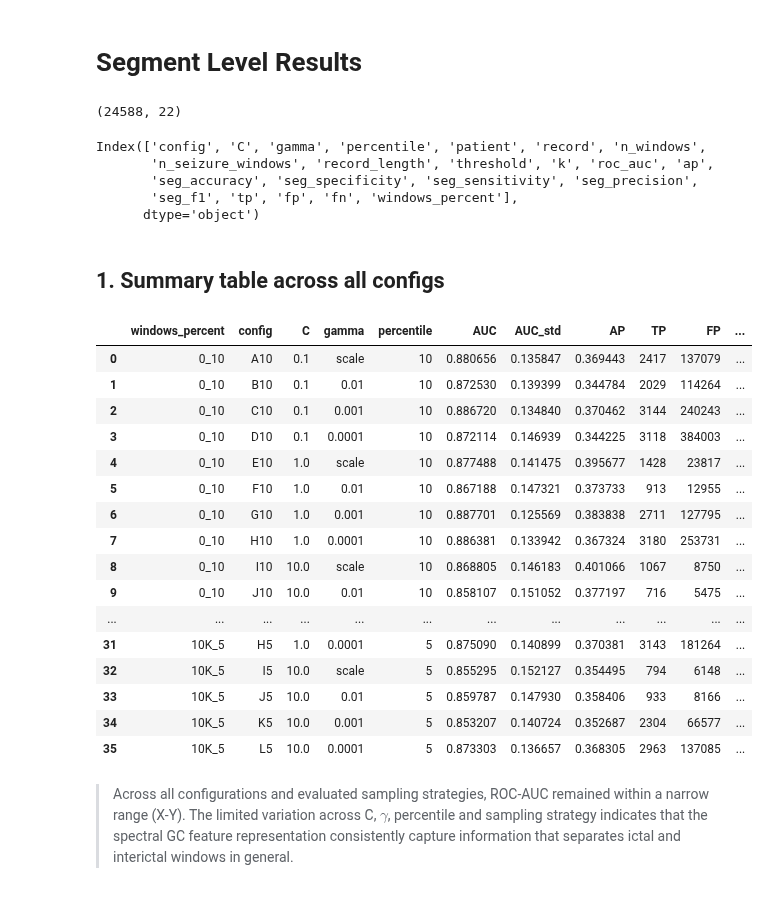
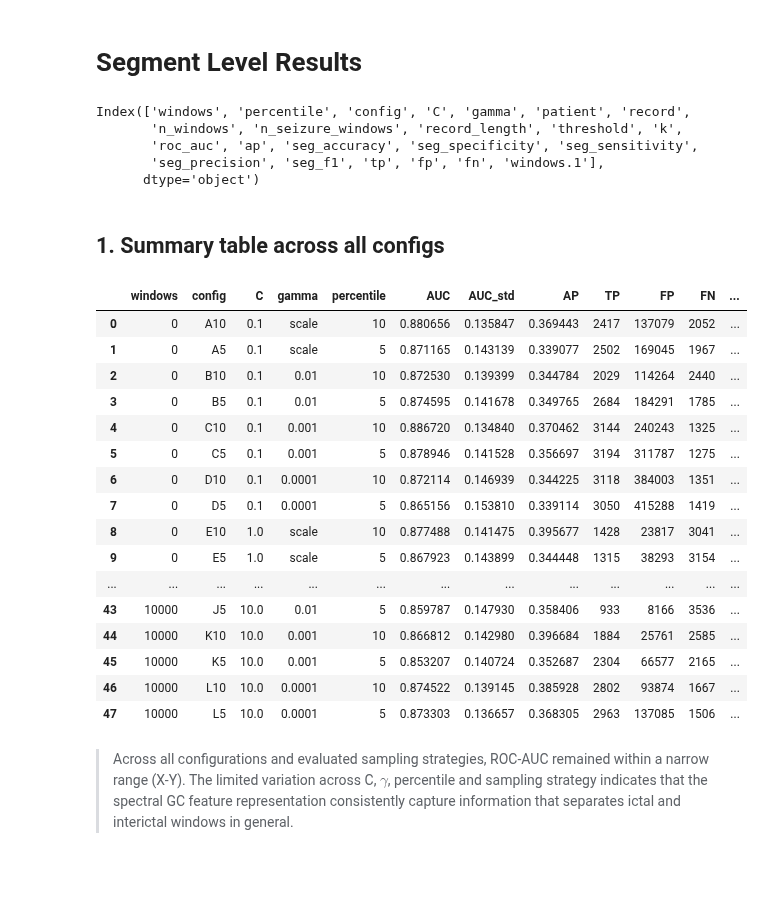
Before and after one commit to ritzww/THESIS_Directed_Connectivity_and_Data_Leakage_In_EEG_Seizure_Detection, a Jupyter notebook: 11. Segment Level Results.ipynb, the cells around one changed output. Cells and saved outputs as stored; diff of their text form; code cells hidden in the pictures.

```diff
--- a/11. Segment Level Results.ipynb
+++ b/11. Segment Level Results.ipynb
@@ -12,53 +6,29 @@ import numpy as np
 import matplotlib.pyplot as plt
 import seaborn as sns
 
-
-files = {
-    "0_10": "../RESULTS/SEGMENTS_0_10%.csv",
-    "10K_5": "../RESULTS/SEGMENTS_10K_5%.csv",
-    "10K_10": "../RESULTS/SEGMENTS_10K_10%.csv",
-}
-
-
-dfs = []
-
-for config, file in files.items():
-    df = pd.read_csv(file)
-    df["windows_percent"] = config
-    dfs.append(df)
-
-
-all_df = pd.concat(dfs, ignore_index=True)
-
-print(all_df.shape)
+df = pd.read_csv("../RESULTS/SEGMENT_LEVEL_RESULTS.csv")
-# %% [output]
-(24588, 22)
 # %%
-all_df.columns
+df.columns
 # %% [output]
-Index(['config', 'C', 'gamma', 'percentile', 'patient', 'record', 'n_windows',
-       'n_seizure_windows', 'record_length', 'threshold', 'k', 'roc_auc', 'ap',
-       'seg_accuracy', 'seg_specificity', 'seg_sensitivity', 'seg_precision',
-       'seg_f1', 'tp', 'fp', 'fn', 'windows_percent'],
+Index(['windows', 'percentile', 'config', 'C', 'gamma', 'patient', 'record',
+       'n_windows', 'n_seizure_windows', 'record_length', 'threshold', 'k',
+       'roc_auc', 'ap', 'seg_accuracy', 'seg_specificity', 'seg_sensitivity',
+       'seg_precision', 'seg_f1', 'tp', 'fp', 'fn', 'windows.1'],
       dtype='object')
+# %%
+df["gamma"] = df["gamma"].astype(str)
 # %% [markdown]
 ## 1. Summary table across all configs
 # %%
-import pandas as pd
-import numpy as np
-import matplotlib.pyplot as plt
-import seaborn as sns
-
-
 # ==========================
 # Pooled segment-level table
 # ==========================
 
 segment_results = (
-    all_df
+    df
     .groupby(
         [
-            "windows_percent",
+            "windows",
             "config",
             "C",
             "gamma",
@@ -72,47 +42,47 @@ segment_results = (
         AP=("ap", "mean"),
 
         # pooled counts
         TP=("tp", "sum"),
         FP=("fp", "sum"),
         FN=("fn", "sum"),
 
         # segment metrics
         specificity=("seg_specificity", "mean")
     )
     .reset_index()
 )
 
 
 # pooled sensitivity
 segment_results["segment_sensitivity"] = (
     segment_results["TP"] /
     (segment_results["TP"] + segment_results["FN"])
 )
 
 
 # pooled precision
 segment_results["segment_precision"] = (
     segment_results["TP"] /
     (segment_results["TP"] + segment_results["FP"])
 )
 
 
 segment_results
 # %% [output]
-|  | windows_percent | config | C | gamma | percentile | AUC | AUC_std | AP | TP | FP | ... |
-| 0 | 0_10 | A10 | 0.1 | scale | 10 | 0.880656 | 0.135847 | 0.369443 | 2417 | 137079 | ... |
-| 1 | 0_10 | B10 | 0.1 | 0.01 | 10 | 0.872530 | 0.139399 | 0.344784 | 2029 | 114264 | ... |
-| 2 | 0_10 | C10 | 0.1 | 0.001 | 10 | 0.886720 | 0.134840 | 0.370462 | 3144 | 240243 | ... |
-| 3 | 0_10 | D10 | 0.1 | 0.0001 | 10 | 0.872114 | 0.146939 | 0.344225 | 3118 | 384003 | ... |
-| 4 | 0_10 | E10 | 1.0 | scale | 10 | 0.877488 | 0.141475 | 0.395677 | 1428 | 23817 | ... |
-| 5 | 0_10 | F10 | 1.0 | 0.01 | 10 | 0.867188 | 0.147321 | 0.373733 | 913 | 12955 | ... |
-| 6 | 0_10 | G10 | 1.0 | 0.001 | 10 | 0.887701 | 0.125569 | 0.383838 | 2711 | 127795 | ... |
-| 7 | 0_10 | H10 | 1.0 | 0.0001 | 10 | 0.886381 | 0.133942 | 0.367324 | 3180 | 253731 | ... |
-| 8 | 0_10 | I10 | 10.0 | scale | 10 | 0.868805 | 0.146183 | 0.401066 | 1067 | 8750 | ... |
-| 9 | 0_10 | J10 | 10.0 | 0.01 | 10 | 0.858107 | 0.151052 | 0.377197 | 716 | 5475 | ... |
-| ... | ... | ... | ... | ... | ... | ... | ... | ... | ... | ... | ... |
-| 31 | 10K_5 | H5 | 1.0 | 0.0001 | 5 | 0.875090 | 0.140899 | 0.370381 | 3143 | 181264 | ... |
-| 32 | 10K_5 | I5 | 10.0 | scale | 5 | 0.855295 | 0.152127 | 0.354495 | 794 | 6148 | ... |
-| 33 | 10K_5 | J5 | 10.0 | 0.01 | 5 | 0.859787 | 0.147930 | 0.358406 | 933 | 8166 | ... |
-| 34 | 10K_5 | K5 | 10.0 | 0.001 | 5 | 0.853207 | 0.140724 | 0.352687 | 2304 | 66577 | ... |
-| 35 | 10K_5 | L5 | 10.0 | 0.0001 | 5 | 0.873303 | 0.136657 | 0.368305 | 2963 | 137085 | ... |
+|  | windows | config | C | gamma | percentile | AUC | AUC_std | AP | TP | FP | FN | ... |
+| 0 | 0 | A10 | 0.1 | scale | 10 | 0.880656 | 0.135847 | 0.369443 | 2417 | 137079 | 2052 | ... |
+| 1 | 0 | A5 | 0.1 | scale | 5 | 0.871165 | 0.143139 | 0.339077 | 2502 | 169045 | 1967 | ... |
+| 2 | 0 | B10 | 0.1 | 0.01 | 10 | 0.872530 | 0.139399 | 0.344784 | 2029 | 114264 | 2440 | ... |
+| 3 | 0 | B5 | 0.1 | 0.01 | 5 | 0.874595 | 0.141678 | 0.349765 | 2684 | 184291 | 1785 | ... |
+| 4 | 0 | C10 | 0.1 | 0.001 | 10 | 0.886720 | 0.134840 | 0.370462 | 3144 | 240243 | 1325 | ... |
+| 5 | 0 | C5 | 0.1 | 0.001 | 5 | 0.878946 | 0.141528 | 0.356697 | 3194 | 311787 | 1275 | ... |
+| 6 | 0 | D10 | 0.1 | 0.0001 | 10 | 0.872114 | 0.146939 | 0.344225 | 3118 | 384003 | 1351 | ... |
+| 7 | 0 | D5 | 0.1 | 0.0001 | 5 | 0.865156 | 0.153810 | 0.339114 | 3050 | 415288 | 1419 | ... |
+| 8 | 0 | E10 | 1.0 | scale | 10 | 0.877488 | 0.141475 | 0.395677 | 1428 | 23817 | 3041 | ... |
+| 9 | 0 | E5 | 1.0 | scale | 5 | 0.867923 | 0.143899 | 0.344448 | 1315 | 38293 | 3154 | ... |
+| ... | ... | ... | ... | ... | ... | ... | ... | ... | ... | ... | ... | ... |
+| 43 | 10000 | J5 | 10.0 | 0.01 | 5 | 0.859787 | 0.147930 | 0.358406 | 933 | 8166 | 3536 | ... |
+| 44 | 10000 | K10 | 10.0 | 0.001 | 10 | 0.866812 | 0.142980 | 0.396684 | 1884 | 25761 | 2585 | ... |
+| 45 | 10000 | K5 | 10.0 | 0.001 | 5 | 0.853207 | 0.140724 | 0.352687 | 2304 | 66577 | 2165 | ... |
+| 46 | 10000 | L10 | 10.0 | 0.0001 | 10 | 0.874522 | 0.139145 | 0.385928 | 2802 | 93874 | 1667 | ... |
+| 47 | 10000 | L5 | 10.0 | 0.0001 | 5 | 0.873303 | 0.136657 | 0.368305 | 2963 | 137085 | 1506 | ... |
```
Also changed, not shown: parts of 12 cells of this notebook, 7 other files.
